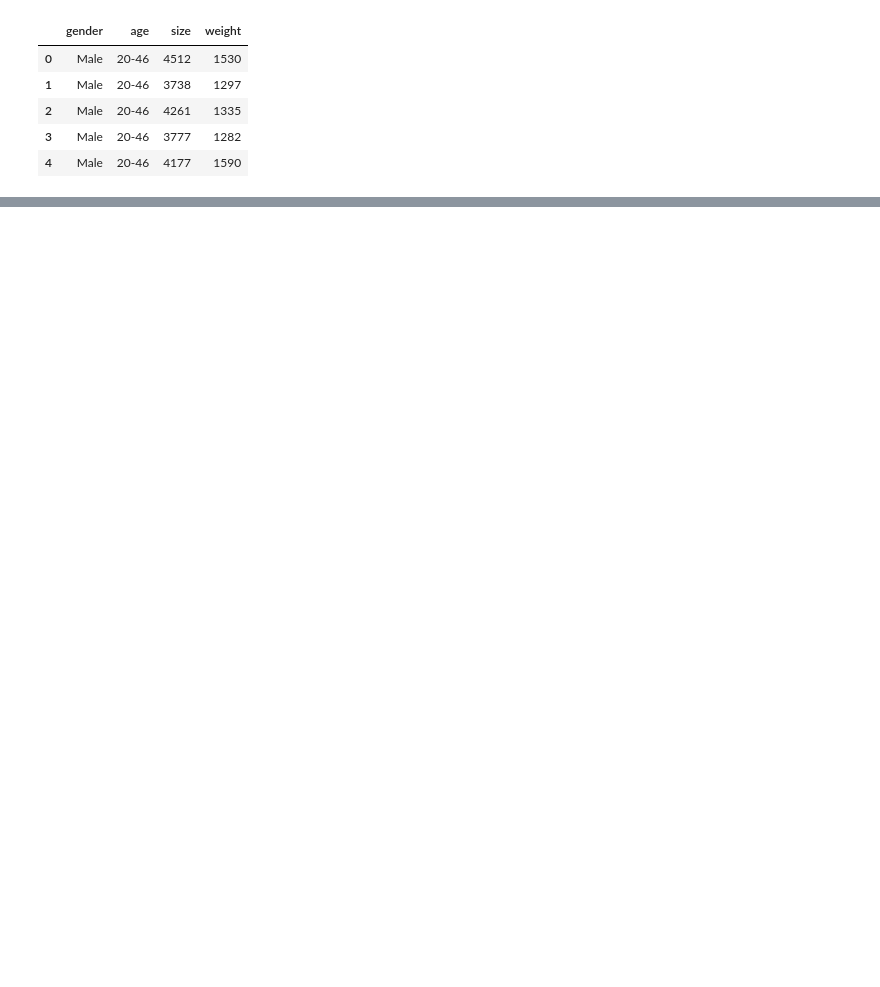
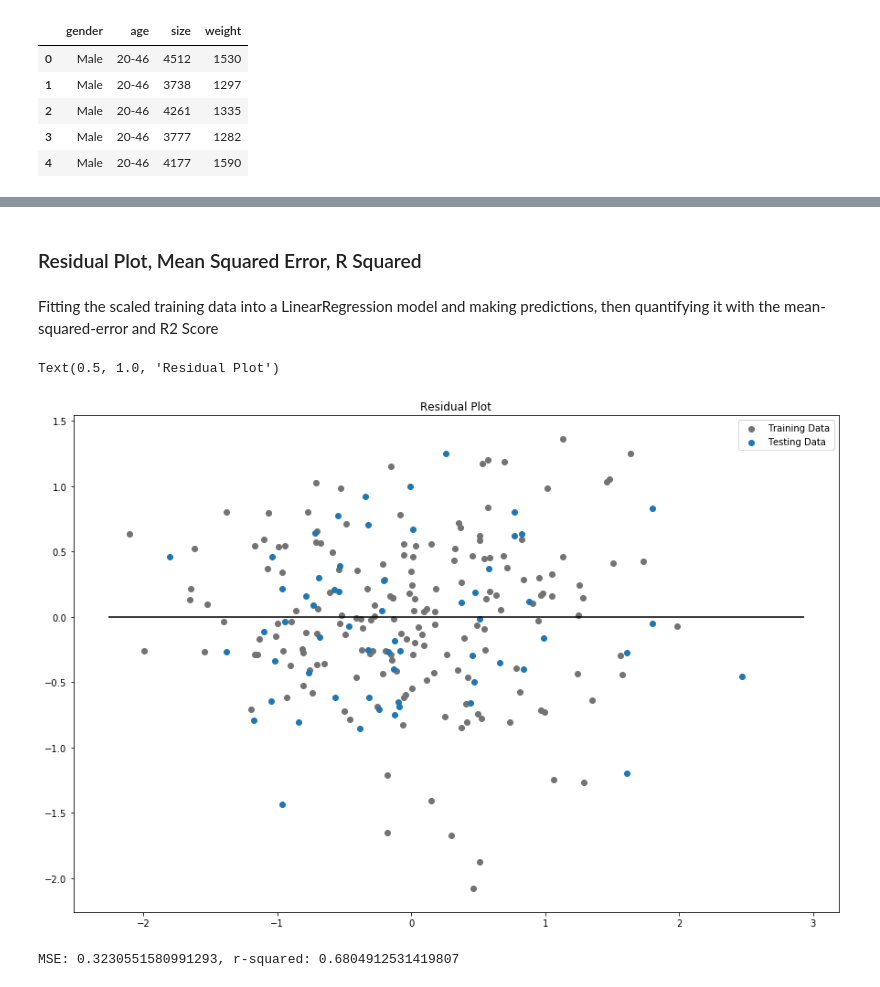
Before and after one commit to jimcel-tangonan/exploring-datasets, a Jupyter notebook: Brain weight(grams) and head size(cubic cm).ipynb, the cells around one changed output, grey strips where cells are left out. Saved outputs shown, nothing was run; the diff lists cells and outputs as text; code cells hidden in the pictures; blank space fills up the shorter version.

```diff
--- a/Brain weight(grams) and head size(cubic cm).ipynb
+++ b/Brain weight(grams) and head size(cubic cm).ipynb
@@ -20,0 +37,5 @@ Converting strings, `gender` into numerical data. Using the `get_dummies` method
+# %%
+X = data_binary_encoded.drop('weight', axis=1)
+y = data_binary_encoded['weight'].values.reshape(-1,1)
+
+print(X.shape, y.shape)
@@ -20,0 +101,28 @@ Converting strings, `gender` into numerical data. Using the `get_dummies` method
+# %% [markdown]
+### Residual Plot, Mean Squared Error, R Squared
+# %%
+from sklearn.linear_model import LinearRegression
+
+model = LinearRegression().fit(xtrain_scaled, ytrain_scaled)
+# %% [markdown]
+Fitting the scaled training data into a LinearRegression model and making predictions, then quantifying it with the mean-squared-error and R2 Score
+# %%
+plt.figure(figsize=(15, 10))
+plt.scatter(model.predict(xtrain_scaled), model.predict(xtrain_scaled)-ytrain_scaled, label='Training Data', c='0.45')
+plt.scatter(model.predict(xtest_scaled), model.predict(xtest_scaled)-ytest_scaled, label='Testing Data')
+plt.legend()
+plt.hlines(y=0, xmin=ytest_scaled.min(),xmax=ytest_scaled.max())
+plt.title('Residual Plot')
+# %% [output]
+Text(0.5, 1.0, 'Residual Plot')
+[figure, added]
+# %%
+from sklearn.metrics import mean_squared_error
+
+predictions = model.predict(xtest_scaled)
+mse = mean_squared_error(ytest_scaled, predictions)
+r2 = model.score(xtest_scaled, ytest_scaled)
+
+print(f'MSE: {mse}, r-squared: {r2}')
+# %% [output]
+MSE: 0.3230551580991293, r-squared: 0.6804912531419807
```
Also changed, not shown: parts of 9 cells of this notebook.
